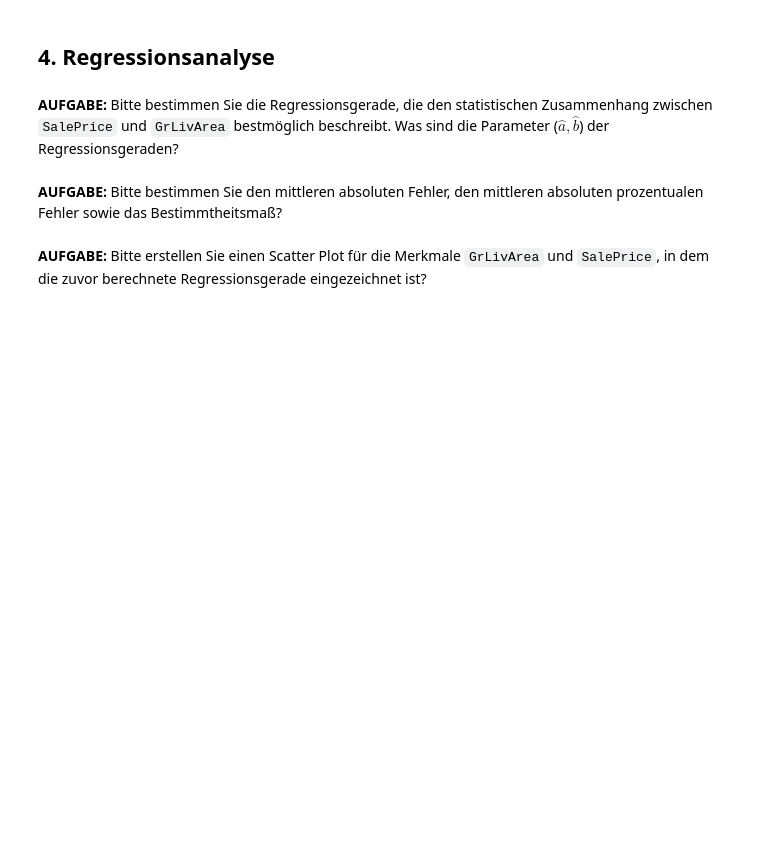
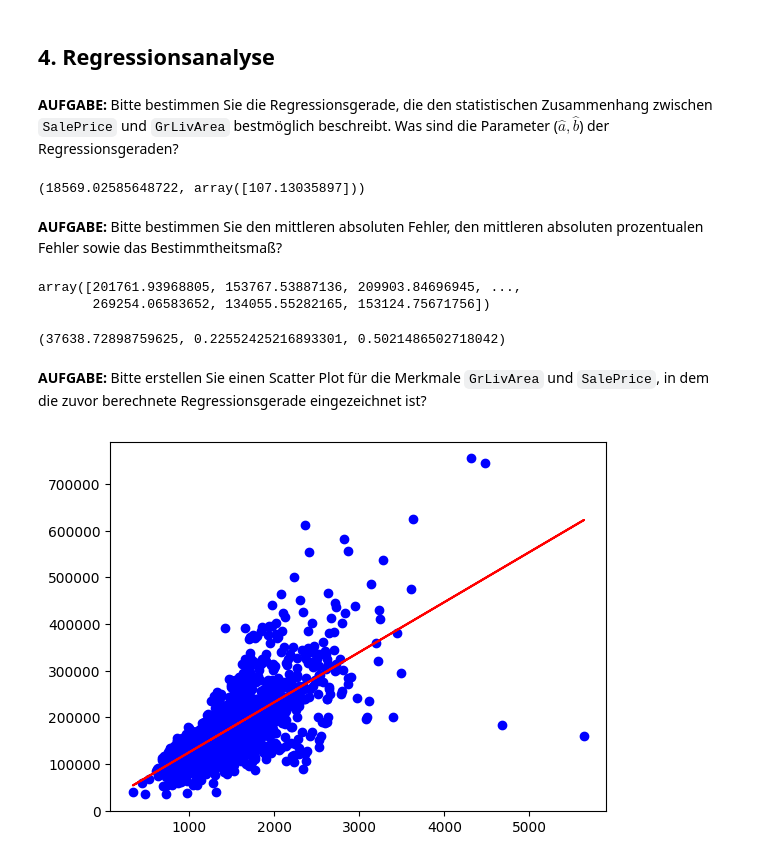
Before and after one commit to AlexKressner/Statistik, a Jupyter notebook: Deskriptive_Statistik.ipynb, the cells around one changed output. Cells and saved outputs as stored; diff of their text form; code cells hidden in the pictures; blank space fills up the shorter version.

```diff
--- a/Deskriptive_Statistik.ipynb
+++ b/Deskriptive_Statistik.ipynb
@@ -71,7 +176,31 @@ from sklearn.metrics import mean_squared_error, mean_absolute_percentage_error,
 import matplotlib.pyplot as plt
 # %% [markdown]
 **AUFGABE:** Bitte bestimmen Sie die Regressionsgerade, die den statistischen Zusammenhang zwischen `SalePrice` und `GrLivArea` bestmöglich beschreibt. Was sind die Parameter ($\hat{a}, \hat{b}$) der Regressionsgeraden?
+# %%
+model = LinearRegression()
+X = data[["GrLivArea"]]
+y = data.SalePrice
+model.fit(X,y)
+model.intercept_, model.coef_
+# %% [output]
+(18569.02585648722, array([107.13035897]))
 # %% [markdown]
 **AUFGABE:** Bitte bestimmen Sie den mittleren absoluten Fehler, den mittleren absoluten prozentualen Fehler sowie das Bestimmtheitsmaß?
+# %%
+y_pred = model.predict(X)
+y_pred
+# %% [output]
+array([201761.93968805, 153767.53887136, 209903.84696945, ...,
+       269254.06583652, 134055.55282165, 153124.75671756])
+# %%
+mean_absolute_error(y,y_pred), mean_absolute_percentage_error(y,y_pred), r2_score(y, y_pred)
+# %% [output]
+(37638.72898759625, 0.22552425216893301, 0.5021486502718042)
 # %% [markdown]
 **AUFGABE:** Bitte erstellen Sie einen Scatter Plot für die Merkmale `GrLivArea` und `SalePrice`, in dem die zuvor berechnete Regressionsgerade eingezeichnet ist?
+# %%
+plt.scatter(x=data.GrLivArea, y=data.SalePrice, color="blue")
+plt.plot(X, y_pred, color="red")
+plt.show()
+# %% [output]
+[figure, added]
```
Also changed, not shown: parts of 12 cells of this notebook.
